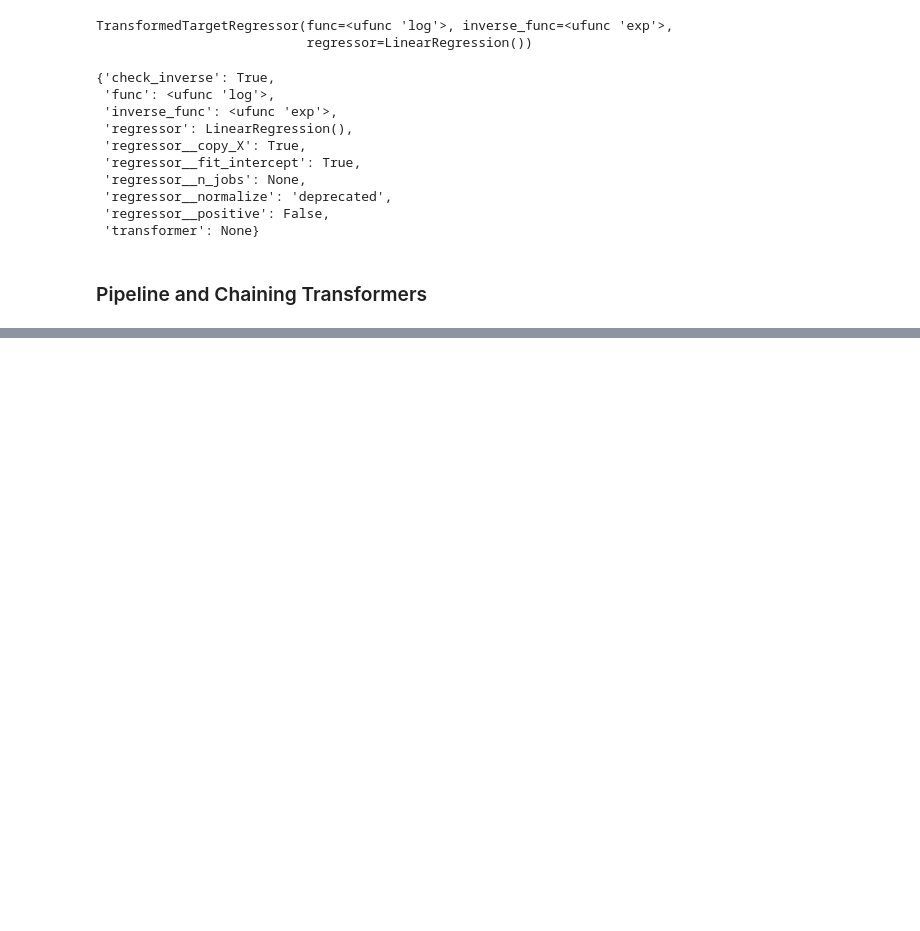
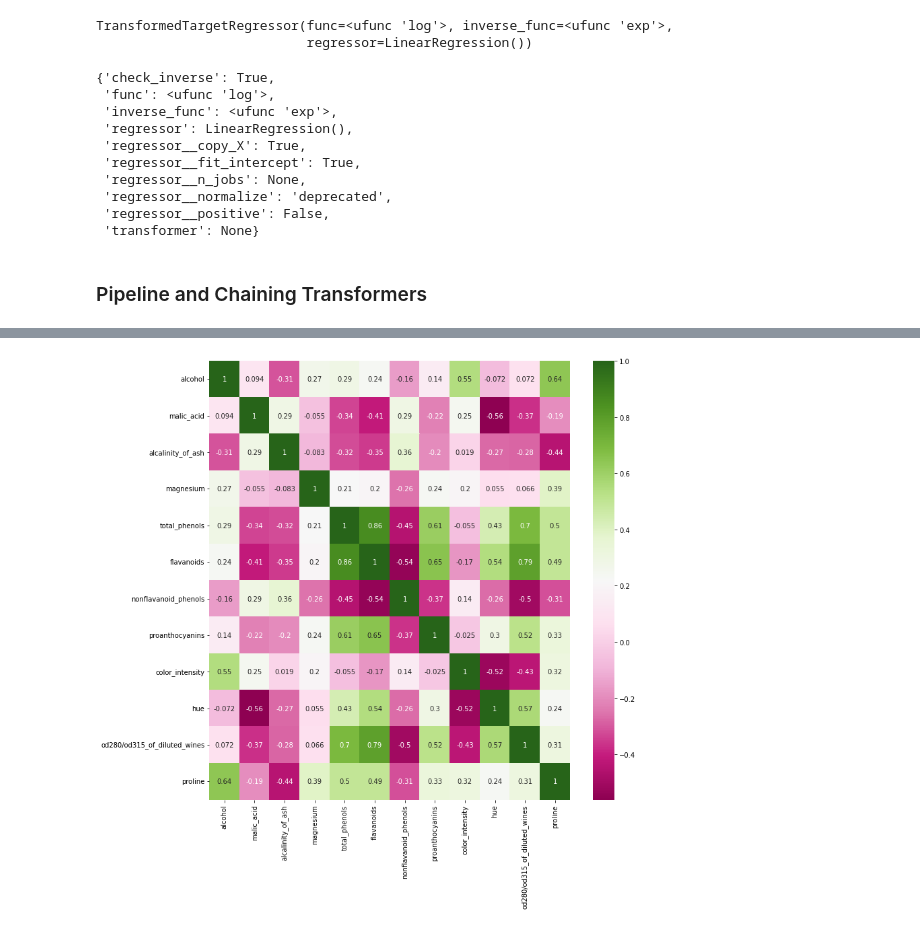
Before and after one commit to Aditya9790/Machine-Learning, a Jupyter notebook: Sklearn.ipynb, the cells around one changed output, grey strips where cells are left out. Saved outputs shown, nothing was run; the diff lists cells and outputs as text; code cells hidden in the pictures; blank space fills up the shorter version.

```diff
--- a/Sklearn.ipynb
+++ b/Sklearn.ipynb
@@ -458,0 +858,2 @@ tt.get_params()
+# %%
+X = X.drop(['ash'], axis=1)
@@ -458,0 +866,6 @@ tt.get_params()
+# %%
+plt.figure(figsize = (12, 12))
+sns.heatmap(X.corr(), annot=True, cmap='PiYG')
+plt.show()
+# %% [output]
+[figure, added]
```
Also changed, not shown: parts of 71 cells of this notebook.
